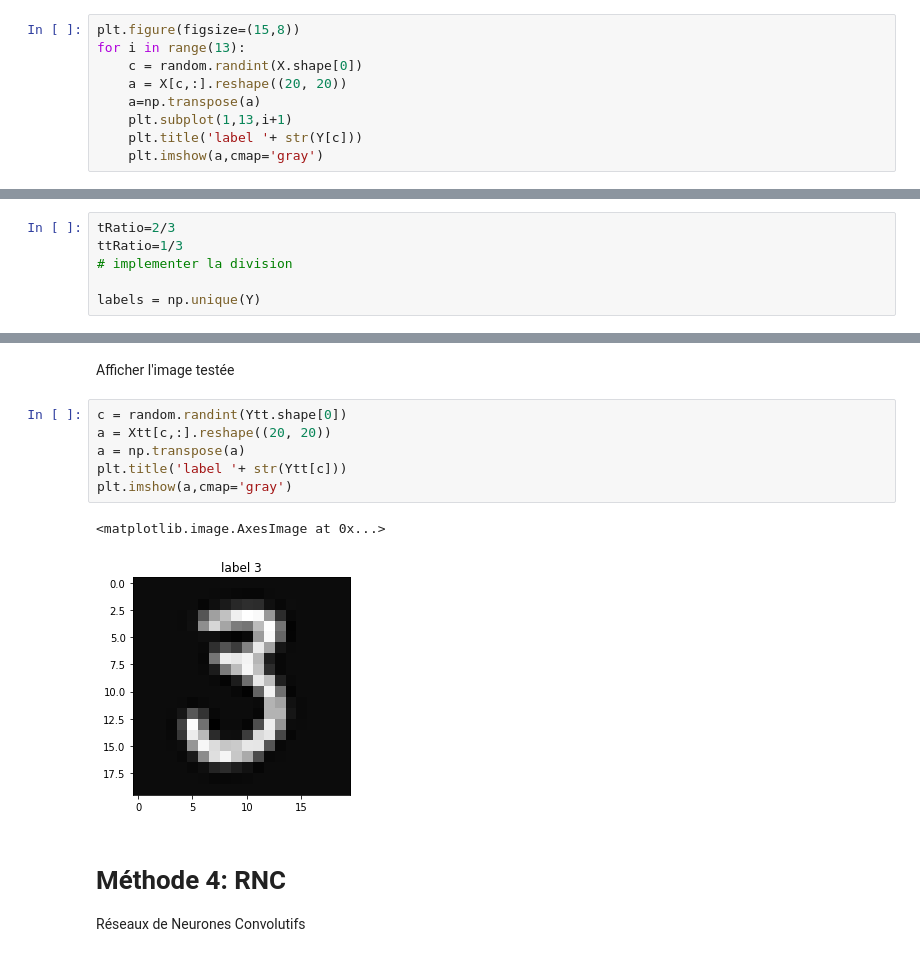
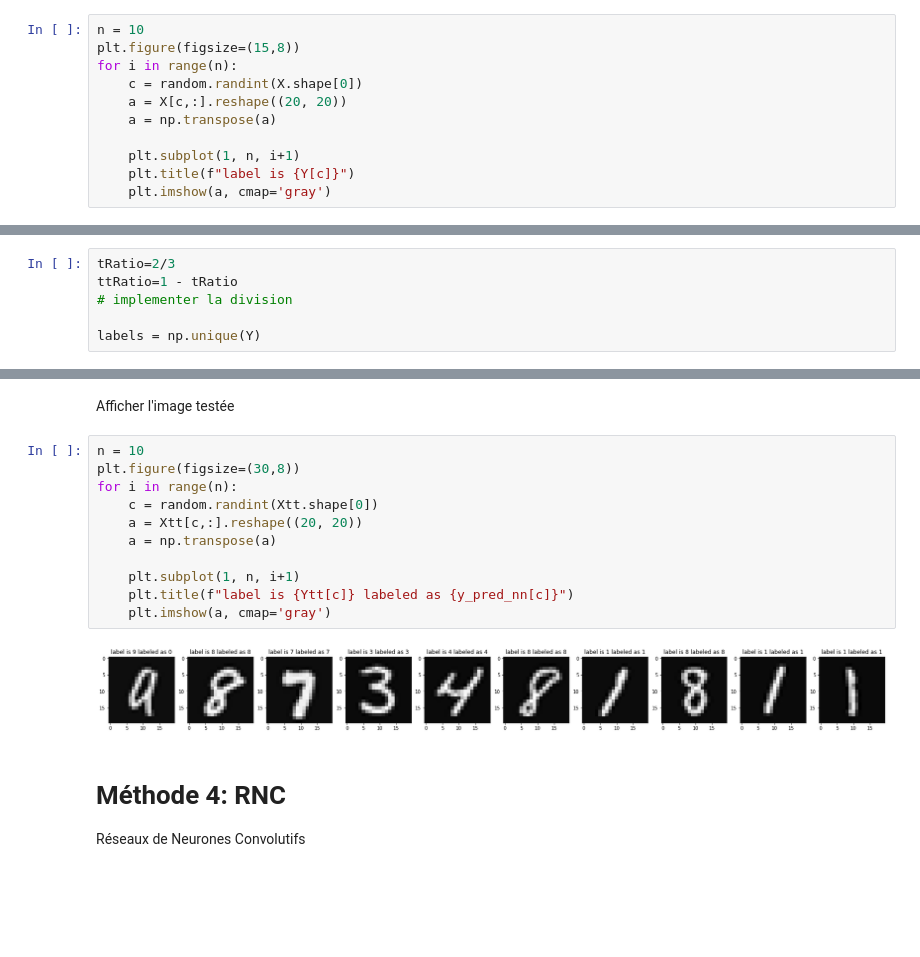
Before and after one commit to Biline-dev/IARN, a Jupyter notebook: TP1_IARN.ipynb, the cells around one changed output, grey strips where cells are left out. Saved outputs shown, nothing was run; the diff lists cells and outputs as text; blank space fills up the shorter version.

```diff
--- a/TP1_IARN.ipynb
+++ b/TP1_IARN.ipynb
@@ -56,12 +56,14 @@ Y.shape
 # %% [markdown]
 Afficher aléatoirement quelques données de notre base
 # %%
+n = 10
 plt.figure(figsize=(15,8))
-for i in range(13):
+for i in range(n):
     c = random.randint(X.shape[0])
     a = X[c,:].reshape((20, 20))
-    a=np.transpose(a)
-    plt.subplot(1,13,i+1)
-    plt.title('label '+ str(Y[c]))
-    plt.imshow(a,cmap='gray')
+    a = np.transpose(a)
+
+    plt.subplot(1, n, i+1)
+    plt.title(f"label is {Y[c]}")
+    plt.imshow(a, cmap='gray')
 # %% [output]
@@ -132,7 +134,7 @@ def specificite(Y, Y_pred, labels):
 Définir d'abord la base d'entrainement Xt, Yt et la base de test Xtt, Ytt
 # %%
 tRatio=2/3
-ttRatio=1/3
+ttRatio=1 - tRatio
 # implementer la division
 
 labels = np.unique(Y)
@@ -255,14 +256,18 @@ array([[8.30314957e-01, 1.65865098e-17, 1.15840603e-09, 2.90474071e-02,
 # %% [markdown]
 Afficher l'image testée
 # %%
-c = random.randint(Ytt.shape[0])
-a = Xtt[c,:].reshape((20, 20))
-a = np.transpose(a)
-plt.title('label '+ str(Ytt[c]))
-plt.imshow(a,cmap='gray')
+n = 10
+plt.figure(figsize=(30,8))
+for i in range(n):
+    c = random.randint(Xtt.shape[0])
+    a = Xtt[c,:].reshape((20, 20))
+    a = np.transpose(a)
+
+    plt.subplot(1, n, i+1)
+    plt.title(f"label is {Ytt[c]} labeled as {y_pred_nn[c]}")
+    plt.imshow(a, cmap='gray')
 # %% [output]
-<matplotlib.image.AxesImage at 0x...>
-[figure, old version]
+[figure, new version]
 # %% [markdown]
 # Méthode 4: RNC
 Réseaux de Neurones Convolutifs
```
Also changed, not shown: parts of 9 cells of this notebook.
